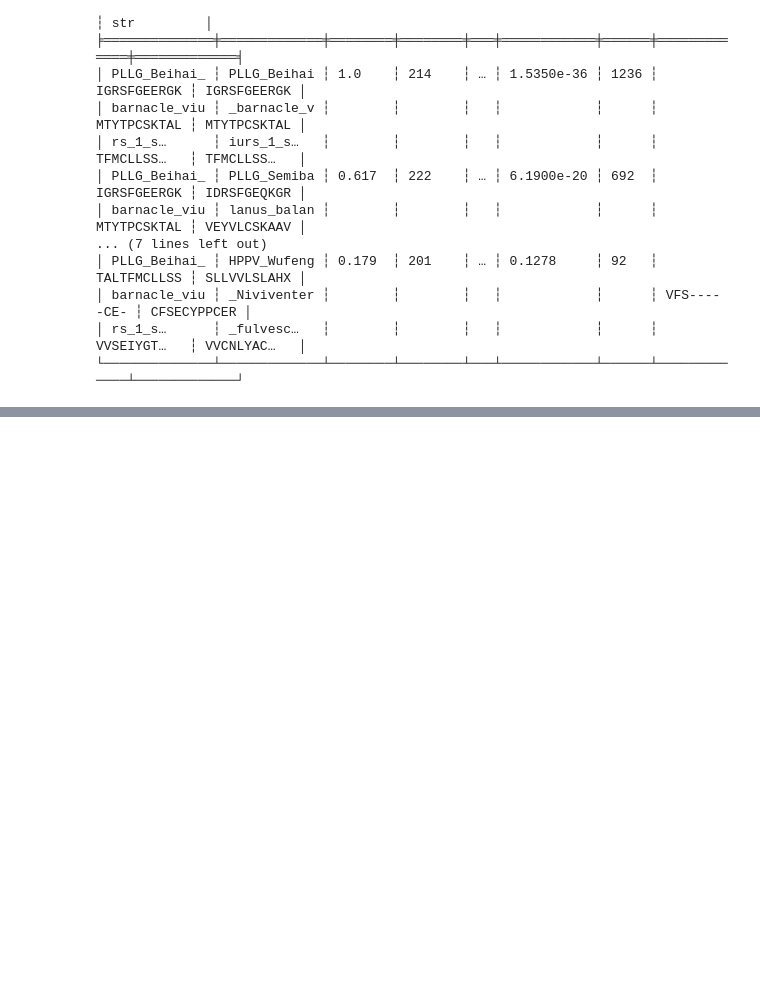
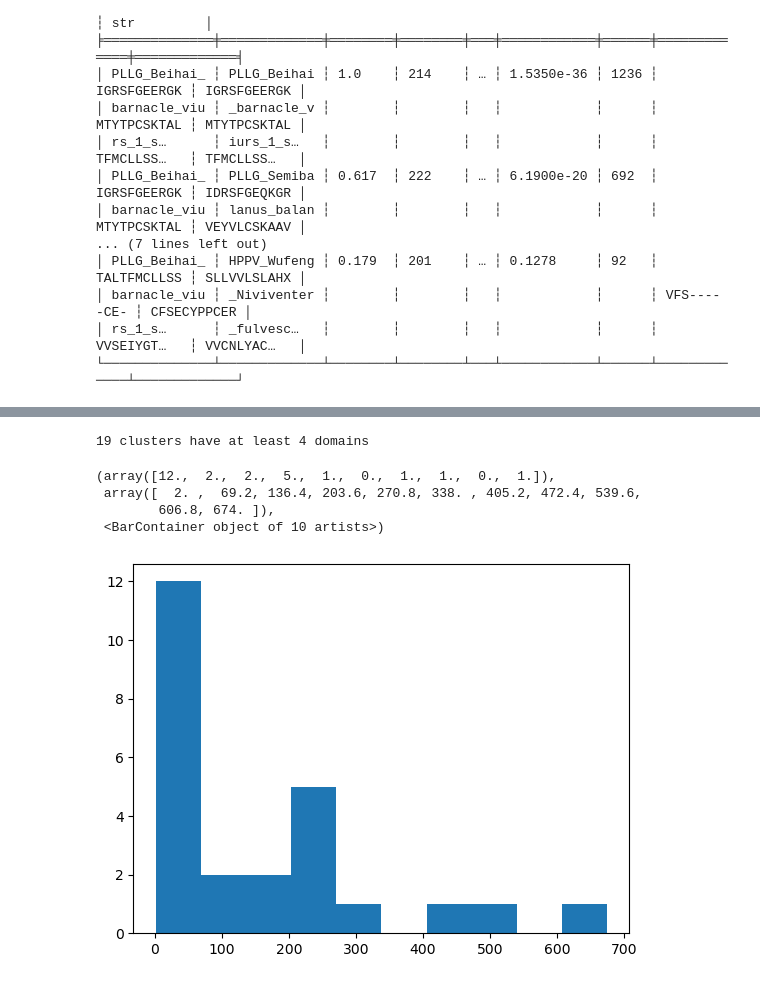
Before and after one commit to DessimozLab/ESM3di, a Jupyter notebook: flavi_redo/clip_regions.ipynb, the cells around one changed output, grey strips where cells are left out. Drawn from its saved outputs; the diff is of its cells as text; code cells hidden in the pictures; blank space fills up the shorter version.

Commit message:
redoing flavi paper creating homology clusters

```diff
--- a/flavi_redo/clip_regions.ipynb
+++ b/flavi_redo/clip_regions.ipynb
@@ -747,3 +750,22 @@ shape: (5, 14)
 │ barnacle_viu ┆ _Niviventer ┆        ┆        ┆   ┆            ┆      ┆ VFS-----CE- ┆ CFSECYPPCER │
 │ rs_1_s…      ┆ _fulvesc…   ┆        ┆        ┆   ┆            ┆      ┆ VVSEIYGT…   ┆ VVCNLYAC…   │
 └──────────────┴─────────────┴────────┴────────┴───┴────────────┴──────┴─────────────┴─────────────┘
+# %%
+#add sequence lengths to the dataframe
+from Bio import SeqIO
+
+# Load domain sequences and compute lengths
+seqlens = {}
+for rec in SeqIO.parse('extracted_domains.fasta', 'fasta'):
+    seqlens[rec.id] = len(rec.seq)
+
+print(f"Loaded sequence lengths for {len(seqlens)} domains")
+
+# Add query and target lengths to domain_foldseek_results
+domain_foldseek_results = domain_foldseek_results.with_columns([
+    pl.col('query').map_elements(lambda x: seqlens.get(x, 0), return_dtype=pl.Int64).alias('qlen'),
+    pl.col('target').map_elements(lambda x: seqlens.get(x, 0), return_dtype=pl.Int64).alias('tlen')
+])
+
+print("\nUpdated domain_foldseek_results with sequence lengths:")
+print(domain_foldseek_results.select(['query', 'target', 'qlen', 'tlen', 'alnlen']).head())
@@ -811,0 +835,4 @@ domain_clusters = cluster_domains(domain_foldseek_results, identity_threshold=0.
+# %%
+print(f"Identified {len(domain_clusters)} domain clusters")
+for i, cluster in enumerate(domain_clusters[:5], 1):  # Show first 5 clusters
+	print(f"Cluster {i} ({len(cluster)} domains): {list(cluster)[:5]}{'...' if len(cluster) > 5 else ''}")
@@ -812,2 +846,17 @@ domain_clusters = cluster_domains(domain_foldseek_results, identity_threshold=0.
+# %%
+#filter clusters to only those with at least 5 domains
+filtered_clusters = [cluster for cluster in domain_clusters if len(cluster) >= 4]
+print(f"{len(filtered_clusters)} clusters have at least 4 domains")
+#show histogram of number of sequences per domain
+from matplotlib import pyplot as plt
+
+plt.hist( [len(c) for c in domain_clusters] )
+# %% [output]
+19 clusters have at least 4 domains
+(array([12.,  2.,  2.,  5.,  1.,  0.,  1.,  1.,  0.,  1.]),
+ array([  2. ,  69.2, 136.4, 203.6, 270.8, 338. , 405.2, 472.4, 539.6,
+        606.8, 674. ]),
+ <BarContainer object of 10 artists>)
+[figure, added]
 # %%
 #create a fasta for each cluster
```
Also changed, not shown: parts of 7 cells of this notebook.
